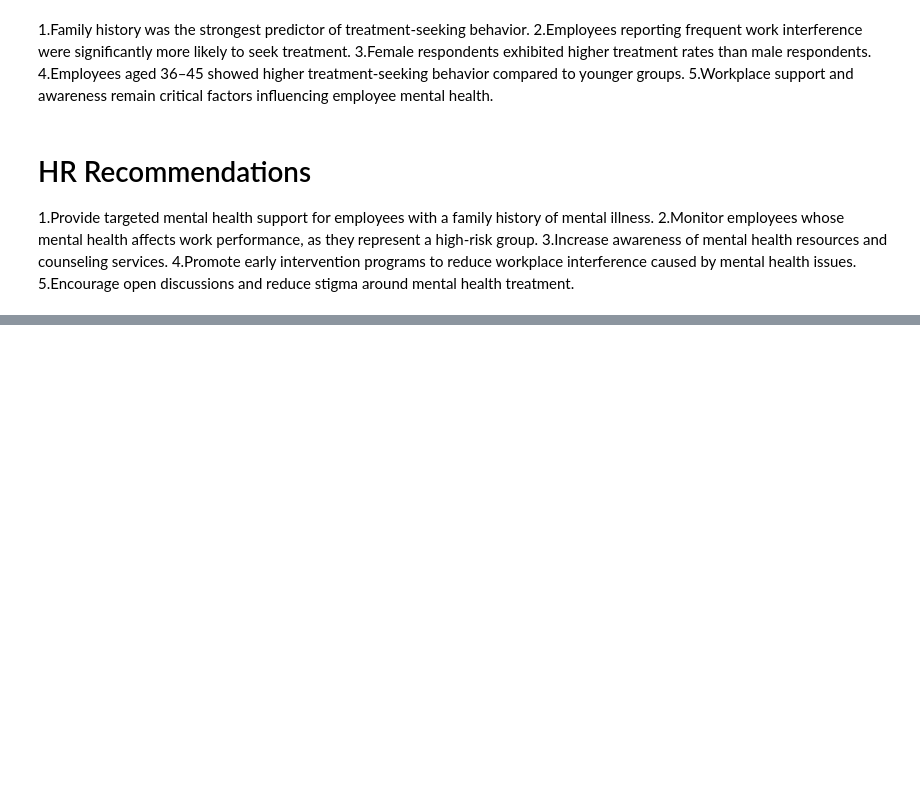
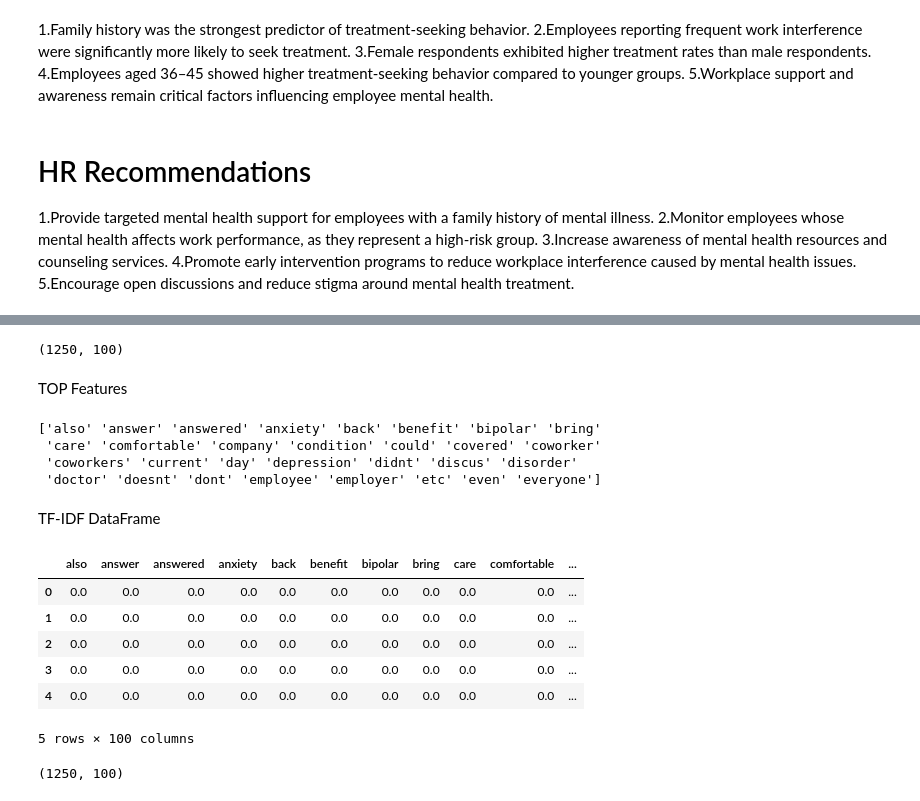
Before and after one commit to patelshivam109/Mental_Health_Sentiment_Analyzer, a Jupyter notebook: Notebooks/day2.ipynb, the cells around one changed output, grey strips where cells are left out. Drawn from its saved outputs; the diff is of its cells as text; code cells hidden in the pictures; blank space fills up the shorter version.

```diff
--- a/Notebooks/day2.ipynb
+++ b/Notebooks/day2.ipynb
@@ -300,0 +370,46 @@ Sometimes       107  357
+# %%
+from sklearn.feature_extraction.text import TfidfVectorizer
+
+tfidf = TfidfVectorizer(
+    max_features=100
+)
+
+X_tfidf = tfidf.fit_transform(
+    comments_df["clean_comments"]
+)
+
+print(X_tfidf.shape)
+# %% [output]
+(1250, 100)
+# %% [markdown]
+TOP Features
+# %%
+feature_names = tfidf.get_feature_names_out()
+
+print(feature_names[:30])
+# %% [output]
+['also' 'answer' 'answered' 'anxiety' 'back' 'benefit' 'bipolar' 'bring'
+ 'care' 'comfortable' 'company' 'condition' 'could' 'covered' 'coworker'
+ 'coworkers' 'current' 'day' 'depression' 'didnt' 'discus' 'disorder'
+ 'doctor' 'doesnt' 'dont' 'employee' 'employer' 'etc' 'even' 'everyone']
+# %% [markdown]
+TF-IDF DataFrame
+# %%
+tfidf_df = pd.DataFrame(
+    X_tfidf.toarray(),
+    columns=tfidf.get_feature_names_out()
+)
+
+tfidf_df.head()
+# %% [output]
+|  | also | answer | answered | anxiety | back | benefit | bipolar | bring | care | comfortable | ... |
+| 0 | 0.0 | 0.0 | 0.0 | 0.0 | 0.0 | 0.0 | 0.0 | 0.0 | 0.0 | 0.0 | ... |
+| 1 | 0.0 | 0.0 | 0.0 | 0.0 | 0.0 | 0.0 | 0.0 | 0.0 | 0.0 | 0.0 | ... |
+| 2 | 0.0 | 0.0 | 0.0 | 0.0 | 0.0 | 0.0 | 0.0 | 0.0 | 0.0 | 0.0 | ... |
+| 3 | 0.0 | 0.0 | 0.0 | 0.0 | 0.0 | 0.0 | 0.0 | 0.0 | 0.0 | 0.0 | ... |
+| 4 | 0.0 | 0.0 | 0.0 | 0.0 | 0.0 | 0.0 | 0.0 | 0.0 | 0.0 | 0.0 | ... |
+5 rows × 100 columns
+# %%
+print(X_tfidf.shape)
+# %% [output]
+(1250, 100)
```
Also changed, not shown: parts of 32 cells of this notebook.
